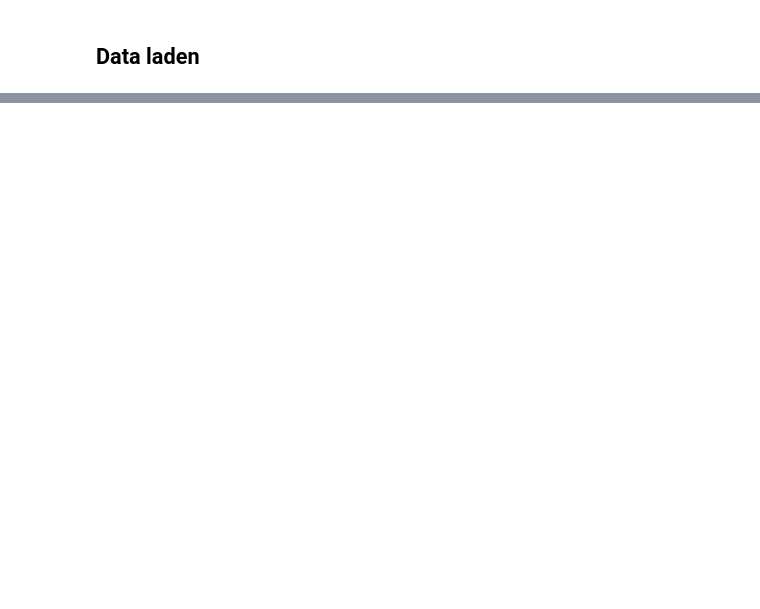
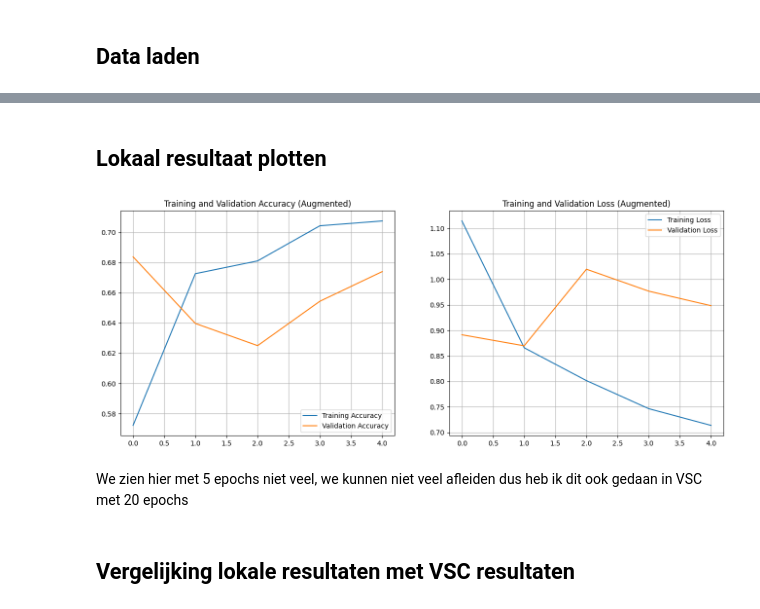
Before and after one commit to r0995764/DeepLearning_Schilderijen, a Jupyter notebook: notebooks/04b_data_augmentation-baseline.ipynb, the cells around one changed output, grey strips where cells are left out. Saved outputs shown, nothing was run; the diff lists cells and outputs as text; code cells hidden in the pictures; blank space fills up the shorter version.

```diff
--- a/notebooks/04b_data_augmentation-baseline.ipynb
+++ b/notebooks/04b_data_augmentation-baseline.ipynb
@@ -66,0 +67,8 @@ Skipping registering GPU devices...
+# %%
+data_augmentation = models.Sequential([
+  layers.RandomFlip("horizontal"),
+  layers.RandomRotation(0.1), # Max 10% draaien
+  layers.RandomZoom(0.1),     # Max 10% inzoomen
+], name="data_augmentation")
+
+print("Augmentation laag aangemaakt.")
@@ -66,0 +163,10 @@ Skipping registering GPU devices...
+# %%
+# Lokaal doen we maar 5 epochs om te testen.
+# De echte resultaten voor het verslag komen van de Supercomputer (train_augmentation.py).
+epochs = 5
+
+history = model.fit(
+  train_ds,
+  validation_data=val_ds,
+  epochs=epochs
+)
@@ -66,0 +184,34 @@ Skipping registering GPU devices...
+# %% [markdown]
+## Lokaal resultaat plotten
+# %%
+acc = history.history['accuracy']
+val_acc = history.history['val_accuracy']
+loss = history.history['loss']
+val_loss = history.history['val_loss']
+epochs_range = range(epochs)
+
+plt.figure(figsize=(16, 6))
+
+# Accuracy
+plt.subplot(1, 2, 1)
+plt.plot(epochs_range, acc, label='Training Accuracy')
+plt.plot(epochs_range, val_acc, label='Validation Accuracy')
+plt.legend(loc='lower right')
+plt.title('Training and Validation Accuracy (Augmented)')
+plt.grid(True)
+
+# Loss
+plt.subplot(1, 2, 2)
+plt.plot(epochs_range, loss, label='Training Loss')
+plt.plot(epochs_range, val_loss, label='Validation Loss')
+plt.legend(loc='upper right')
+plt.title('Training and Validation Loss (Augmented)')
+plt.grid(True)
+
+plt.show()
+# %% [output]
+[figure, added]
+# %% [markdown]
+We zien hier met 5 epochs niet veel, we kunnen niet veel afleiden dus heb ik dit ook gedaan in VSC met 20 epochs
+# %% [markdown]
+## Vergelijking lokale resultaten met VSC resultaten
```
Also changed, not shown: parts of 14 cells of this notebook, 3 other files.
